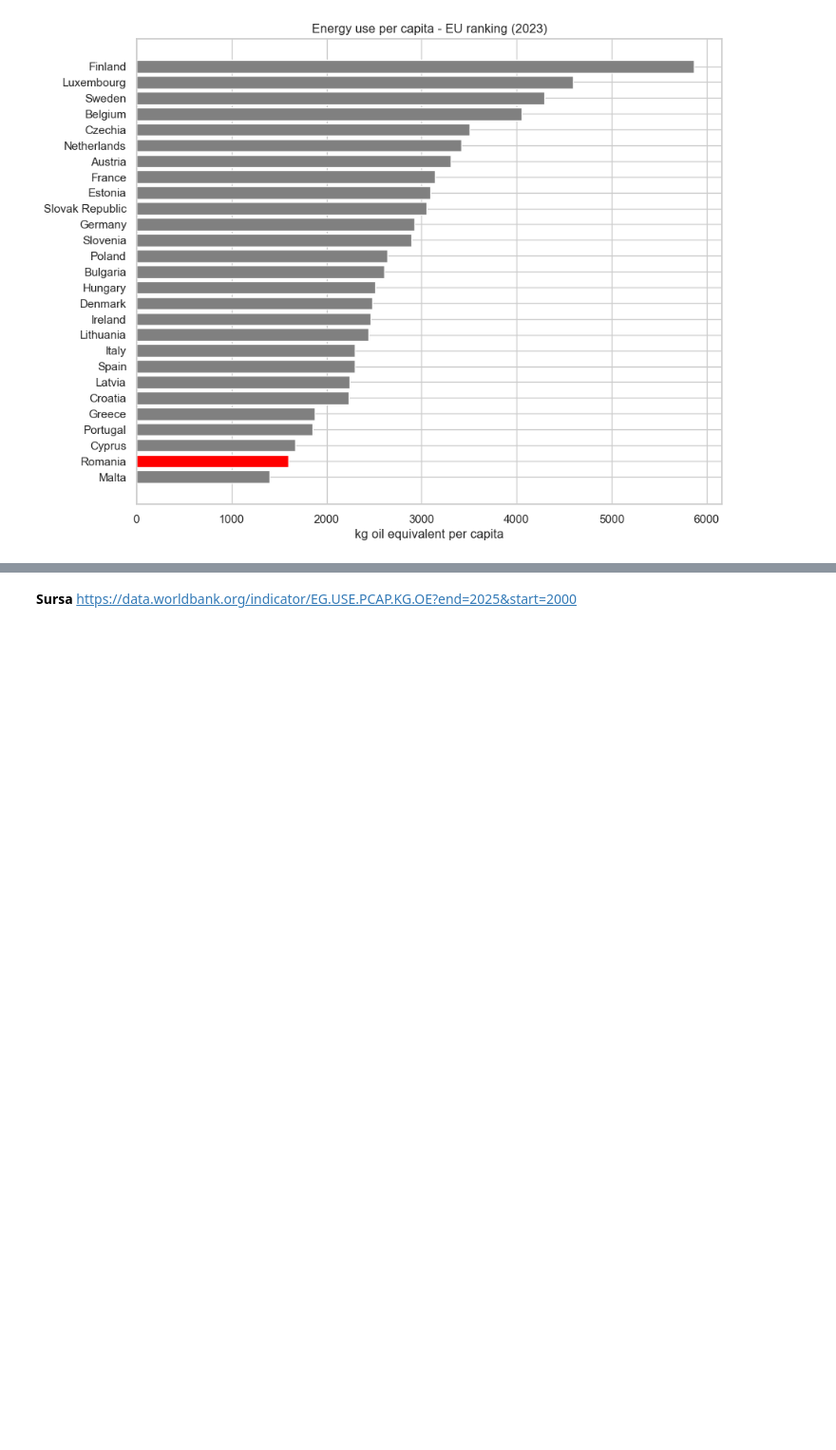
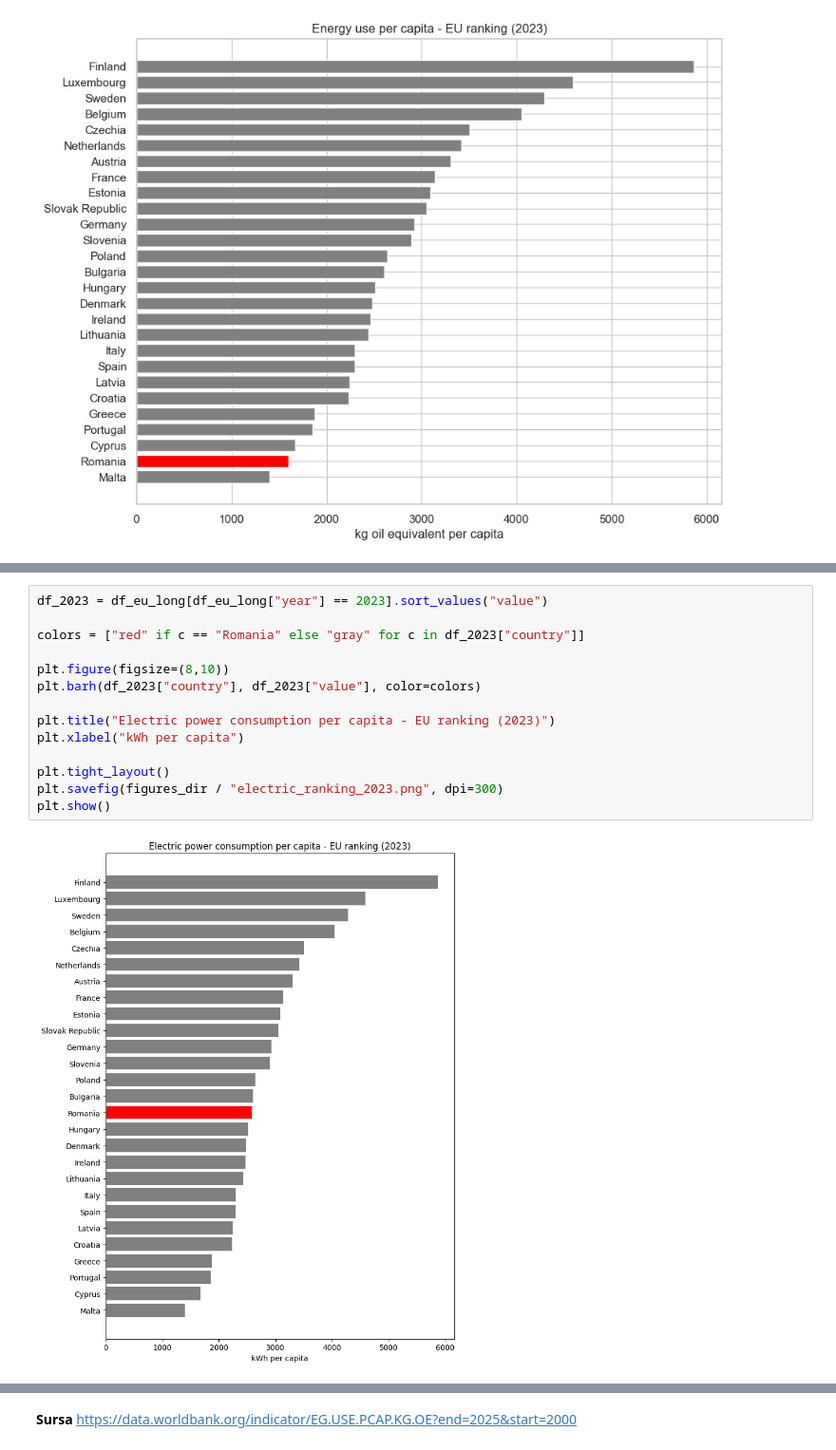
Before and after one commit to TimoscoAdelina/ICI_Proiect, a Jupyter notebook: notebooks/02_Romania_vs_Ue.ipynb, the cells around one changed output, grey strips where cells are left out. Shown at 95% size. Cells and saved outputs as stored; diff of their text form; blank space fills up the shorter version.

```diff
--- a/notebooks/02_Romania_vs_Ue.ipynb
+++ b/notebooks/02_Romania_vs_Ue.ipynb
@@ -831,0 +895,16 @@ plt.show()
+# %%
+df_2023 = df_eu_long[df_eu_long["year"] == 2023].sort_values("value")
+
+colors = ["red" if c == "Romania" else "gray" for c in df_2023["country"]]
+
+plt.figure(figsize=(8,10))
+plt.barh(df_2023["country"], df_2023["value"], color=colors)
+
+plt.title("Electric power consumption per capita - EU ranking (2023)")
+plt.xlabel("kWh per capita")
+
+plt.tight_layout()
+plt.savefig(figures_dir / "electric_ranking_2023.png", dpi=300)
+plt.show()
+# %% [output]
+[figure, added]
```
Also changed, not shown: parts of 8 cells of this notebook, 6 other files.
